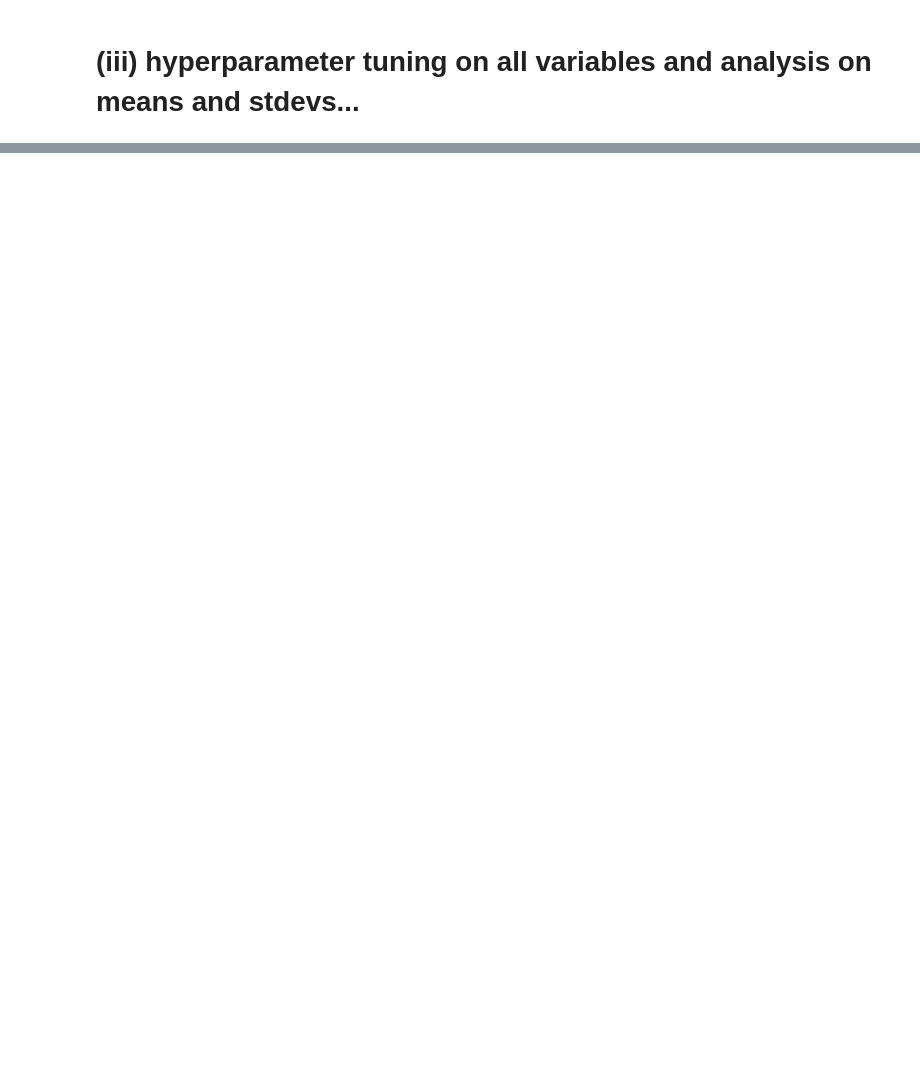
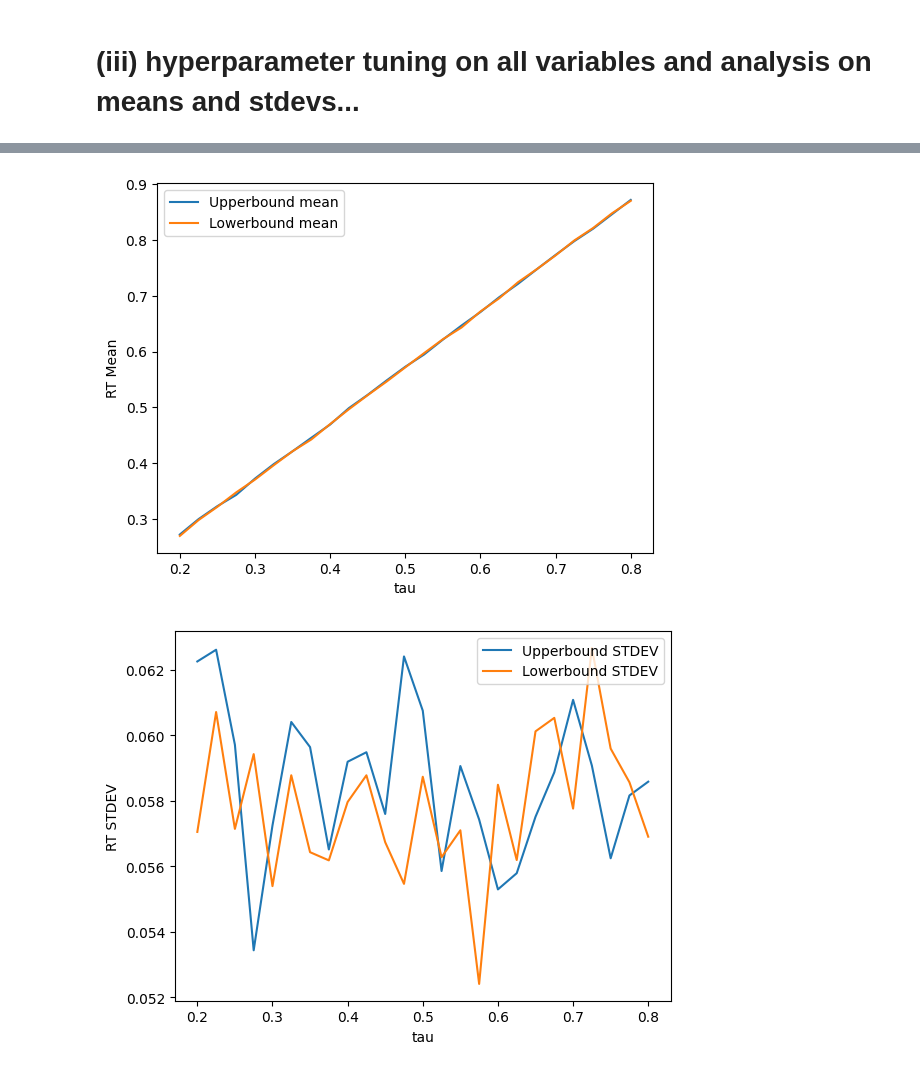
Before and after one commit to sylvr77/CogMod---HWs, a Jupyter notebook: hw3/q2.ipynb, the cells around one changed output, grey strips where cells are left out. Cells and saved outputs as stored; diff of their text form; code cells hidden in the pictures; blank space fills up the shorter version.

```diff
--- a/hw3/q2.ipynb
+++ b/hw3/q2.ipynb
@@ -171,0 +497,17 @@ then report all respective results and analyse
+# %%
+plt.plot(tau_range, upperbound_mean, label="Upperbound mean")
+plt.plot(tau_range, lowerbound_mean, label="Lowerbound mean")
+plt.xlabel("tau")
+plt.ylabel("RT Mean")
+plt.legend()
+plt.show()
+
+plt.plot(tau_range, upperbound_stdev, label="Upperbound STDEV")
+plt.plot(tau_range, lowerbound_stdev, label="Lowerbound STDEV")
+plt.xlabel("tau")
+plt.ylabel("RT STDEV")
+plt.legend()
+plt.show()
+# %% [output]
+[figure, added]
+[figure, added]
```
Also changed, not shown: parts of 21 cells of this notebook.
